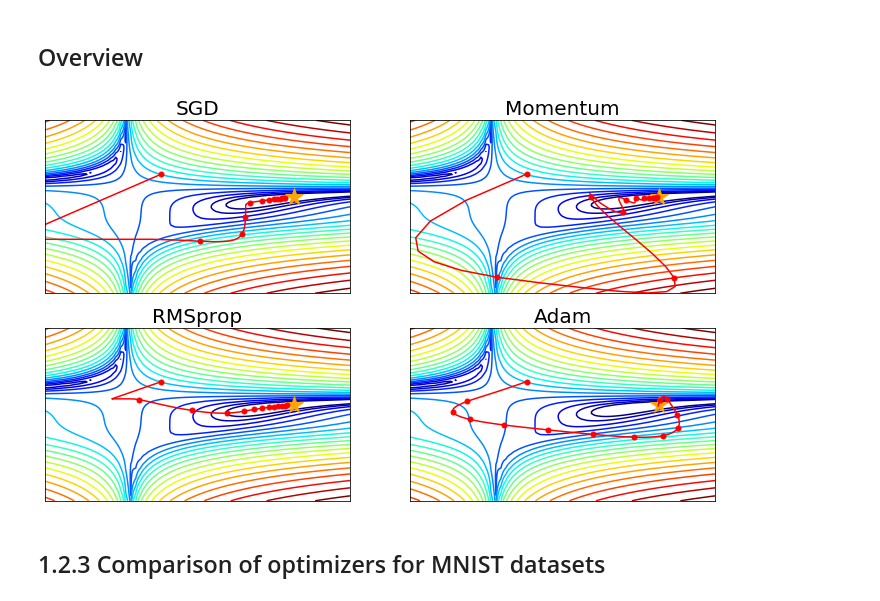
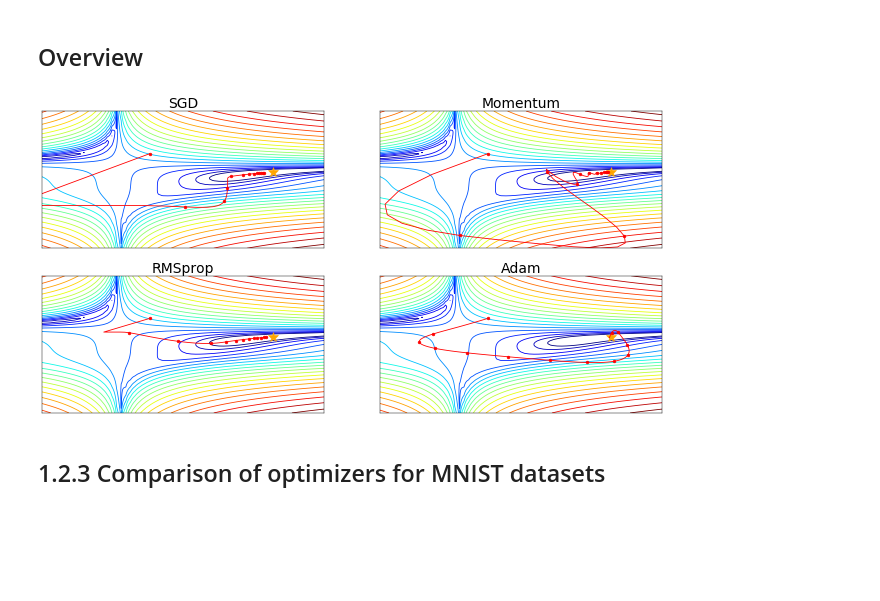
Before and after one commit to oilneck/prml_python, a Jupyter notebook: Notebook/test_Deep_learning.ipynb, the cells around one changed output. Cells and saved outputs as stored; diff of their text form; code cells hidden in the pictures; blank space fills up the shorter version.

```diff
--- a/Notebook/test_Deep_learning.ipynb
+++ b/Notebook/test_Deep_learning.ipynb
@@ -25,7 +25,7 @@ multi_func = [np.square, sinusoidal, np.abs, heaviside]
 # test data
 x = np.arange(-1,1,0.01).reshape(-1,1)
 
-fig = plt.figure(figsize=(13, 7))
+fig = plt.figure(figsize=(17, 10),dpi=40)
 for n,func in enumerate(multi_func,1):
 
     train_y = func(train_x)
@@ -286,40 +286,40 @@ optimizers["RMSprop"] = RMSprop(lr=0.2,rho=0.95)
 optimizers["Adam"] = Adam(lr=0.2,beta_1=0.97,beta_2=0.99)
 
 idx = 1
-fig = plt.figure(figsize=(12,7))
+fig = plt.figure(figsize=(20,10),dpi=40)
 for key in optimizers:
     optimizer = optimizers[key]
     x_history = []
     y_history = []
     params['x'], params['y'] = init_pos[0], init_pos[1]
 
     ax = fig.add_subplot(2, 2, idx)
     train_x, train_y = np.linspace(-4.5,4.5,100), np.linspace(-4.5,4.5,100)
     X, Y = np.meshgrid(train_x,train_y)
     Z = beal_function(X, Y)
     ax.contour(X, Y, Z, levels=np.logspace(0,5,20), norm=LogNorm(), cmap='jet')
     ax.plot(*np.array([3,0.5]),'r*',markersize=18,color='orange')
 
     for i in range(90):
         x_history.append(params['x'])
         y_history.append(params['y'])
 
         grads['x'], grads['y'] = grad_beal(params['x'], params['y'])
         optimizer.update(params, grads)
 
     idx += 1
     path = np.array([x_history,y_history])
     path = path.T[::2].T
     ax.plot(x_history, y_history, 'o-', color="r",markersize=5,markevery=7)
     plt.ylim(-4.5, 4.5)
     plt.xlim(-1.5, 4.)
-    plt.title(key,fontsize=20)
+    plt.title(key,fontsize=25)
     plt.tick_params(labelbottom=False,labelleft=False)
     plt.tick_params(bottom=False,left=False)
 
 plt.show()
 # %% [output]
-[figure, old version]
+[figure, new version]
 # %% [markdown]
 ## 1.2.3 Comparison of optimizers for MNIST datasets
 # %%
```
Also changed, not shown: parts of 3 cells of this notebook.
